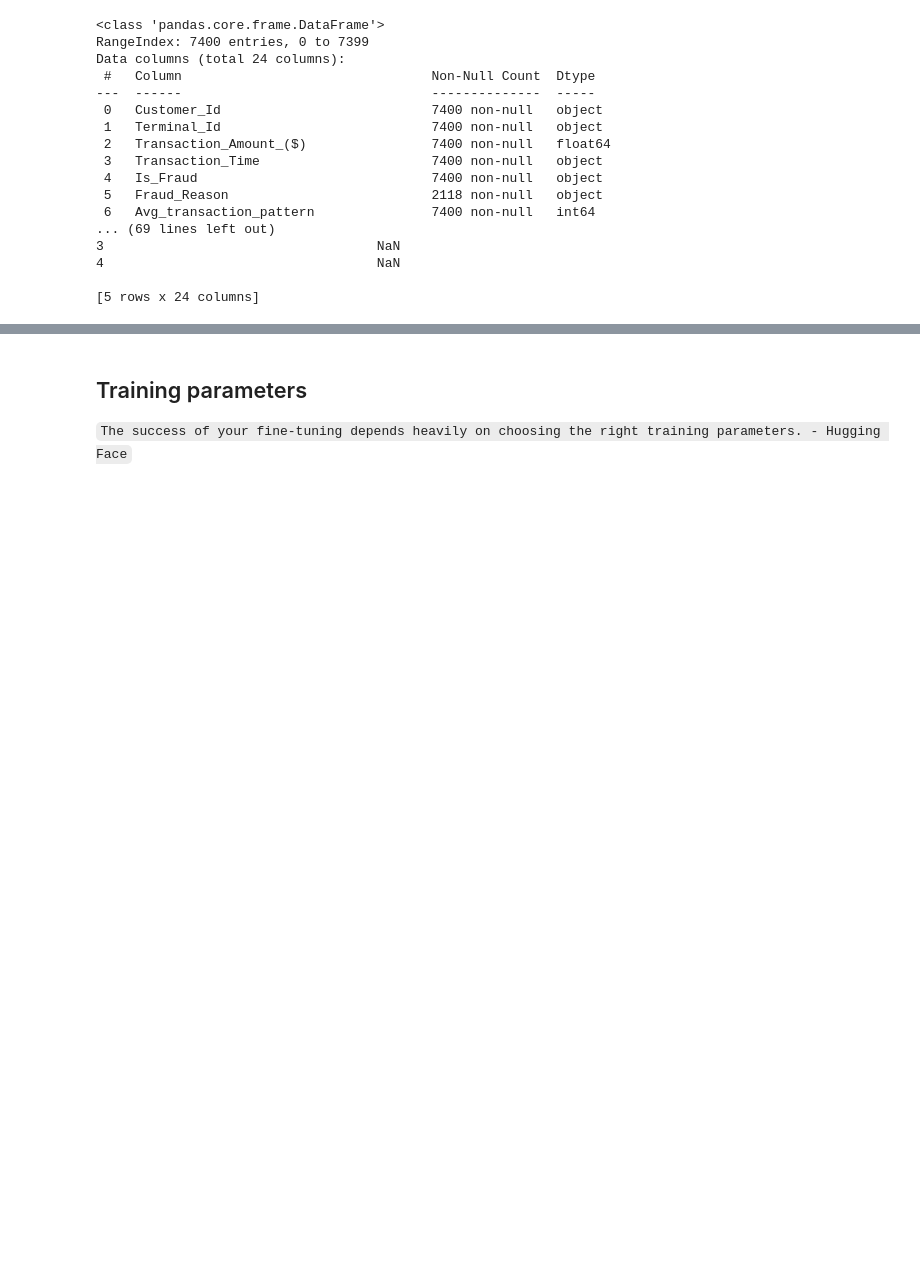
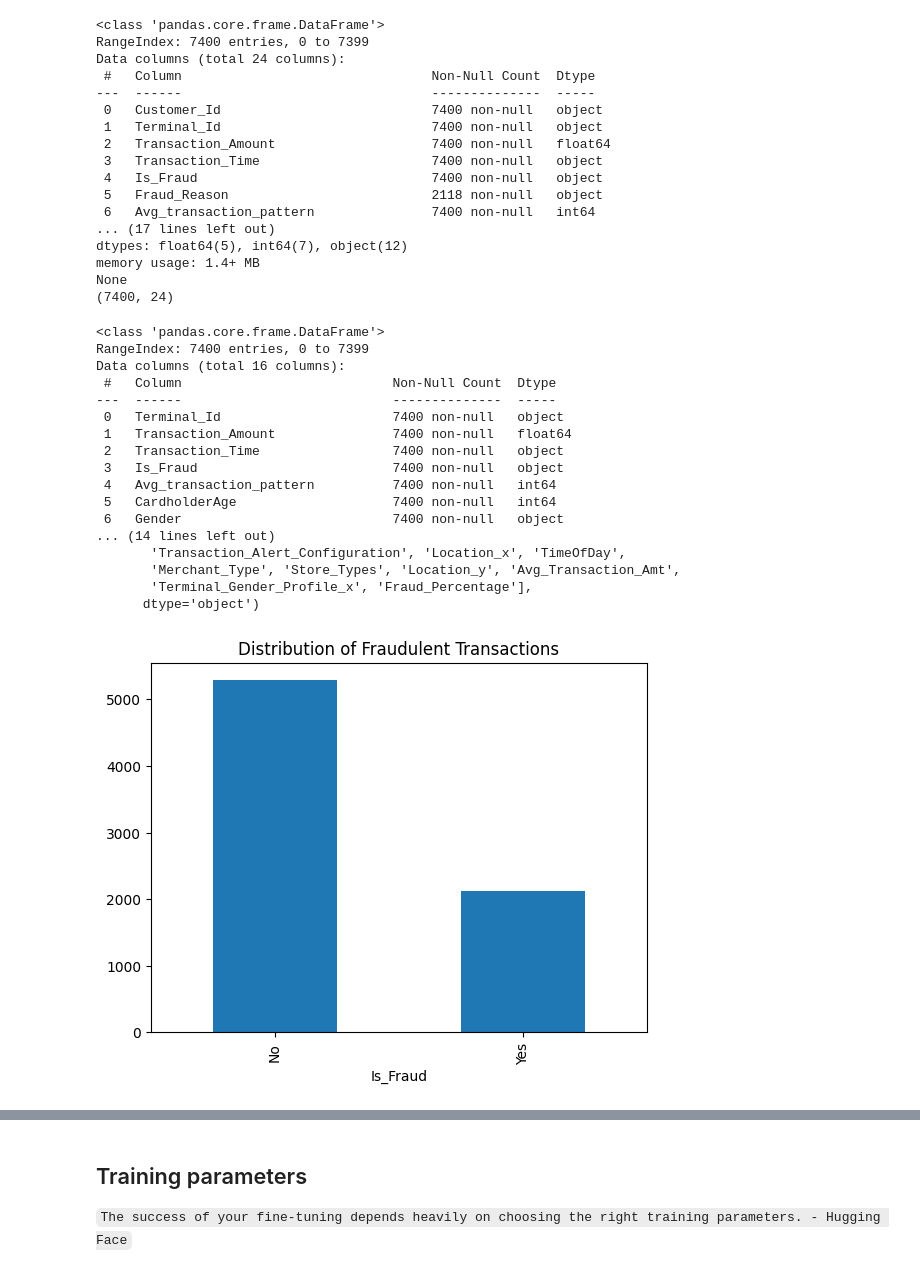
Before and after one commit to dbnath/programming-mono-repo, a Jupyter notebook: python/logistic-regression/finetune-llm/llm_finetune_evaluation.ipynb, the cells around one changed output, grey strips where cells are left out. Cells and saved outputs as stored; diff of their text form; code cells hidden in the pictures; blank space fills up the shorter version.

```diff
--- a/python/logistic-regression/finetune-llm/llm_finetune_evaluation.ipynb
+++ b/python/logistic-regression/finetune-llm/llm_finetune_evaluation.ipynb
@@ -61,19 +42,19 @@ merged_dataset = credit_card_transaction_data \
     .merge(customer_termimnal_data, on=["Customer_Id", "Terminal_Id"], how="left") \
     .sample(n=len(credit_card_transaction_data), random_state=42)
 
+# Rename columns to avoid conflicts
+merged_dataset = merged_dataset.rename(columns={
+    'Transaction_Amount_($)': 'Transaction_Amount'
+})
+
 # Reset the index of the merged dataset
 merged_dataset = merged_dataset.reset_index(drop=True)
 
-# Split merged dataset into training and test datasets
-training_dataset, test_dataset = np.split(merged_dataset.sample(frac=1, random_state=42),
-                       [int(0.8 * len(merged_dataset))])
+# merged_dataset.to_csv("merged_credit_card_data.csv", index=False)
+
 
 print(merged_dataset.info())
 print(merged_dataset.shape)
-print(training_dataset.shape)
-print(test_dataset.shape)
-
-print(merged_dataset.head())
 # %% [output]
 <class 'pandas.core.frame.DataFrame'>
 RangeIndex: 7400 entries, 0 to 7399
@@ -82,13 +63,49 @@ Data columns (total 24 columns):
 ---  ------                                --------------  -----
  0   Customer_Id                           7400 non-null   object
  1   Terminal_Id                           7400 non-null   object
- 2   Transaction_Amount_($)                7400 non-null   float64
+ 2   Transaction_Amount                    7400 non-null   float64
  3   Transaction_Time                      7400 non-null   object
  4   Is_Fraud                              7400 non-null   object
  5   Fraud_Reason                          2118 non-null   object
  6   Avg_transaction_pattern               7400 non-null   int64
-... (69 lines left out)
-3                                   NaN
-4                                   NaN
-
-[5 rows x 24 columns]
+... (17 lines left out)
+dtypes: float64(5), int64(7), object(12)
+memory usage: 1.4+ MB
+None
+(7400, 24)
+# %%
+# Remove unnecessary columns
+columns_to_drop = ['Customer_Id', 'Fraud_Reason', 'Customer_Location', 'Terminal_Location', 'Customer_Gender',
+                   'Terminal_Gender_Profile_y', 'Avg_Customer_Transaction_Pattern_($)', 'Avg_Terminal_Transaction_Pattern_($)']
+
+merged_dataset = merged_dataset.drop(columns=columns_to_drop)
+print(merged_dataset.info())
+
+features = merged_dataset.columns[merged_dataset.columns != 'Is_Fraud']
+target = 'Is_Fraud'
+
+X = merged_dataset[features]
+y = merged_dataset[target]
+
+y.value_counts().plot(kind='bar', title='Distribution of Fraudulent Transactions')
+
+print(X.columns)
+# %% [output]
+<class 'pandas.core.frame.DataFrame'>
+RangeIndex: 7400 entries, 0 to 7399
+Data columns (total 16 columns):
+ #   Column                           Non-Null Count  Dtype
+---  ------                           --------------  -----
+ 0   Terminal_Id                      7400 non-null   object
+ 1   Transaction_Amount               7400 non-null   float64
+ 2   Transaction_Time                 7400 non-null   object
+ 3   Is_Fraud                         7400 non-null   object
+ 4   Avg_transaction_pattern          7400 non-null   int64
+ 5   CardholderAge                    7400 non-null   int64
+ 6   Gender                           7400 non-null   object
+... (14 lines left out)
+       'Transaction_Alert_Configuration', 'Location_x', 'TimeOfDay',
+       'Merchant_Type', 'Store_Types', 'Location_y', 'Avg_Transaction_Amt',
+       'Terminal_Gender_Profile_x', 'Fraud_Percentage'],
+      dtype='object')
+[figure, added]
```
Also changed, not shown: parts of 13 cells of this notebook, 48 other files.
